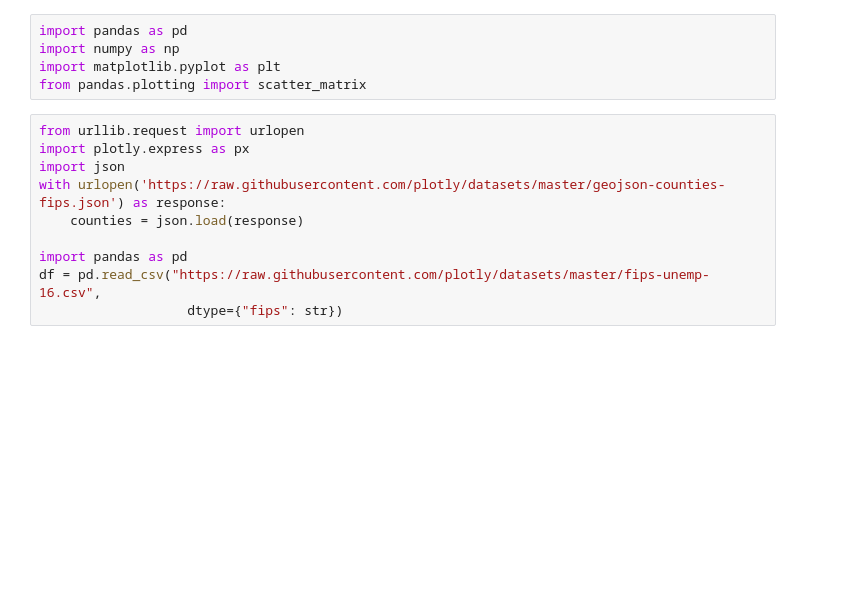
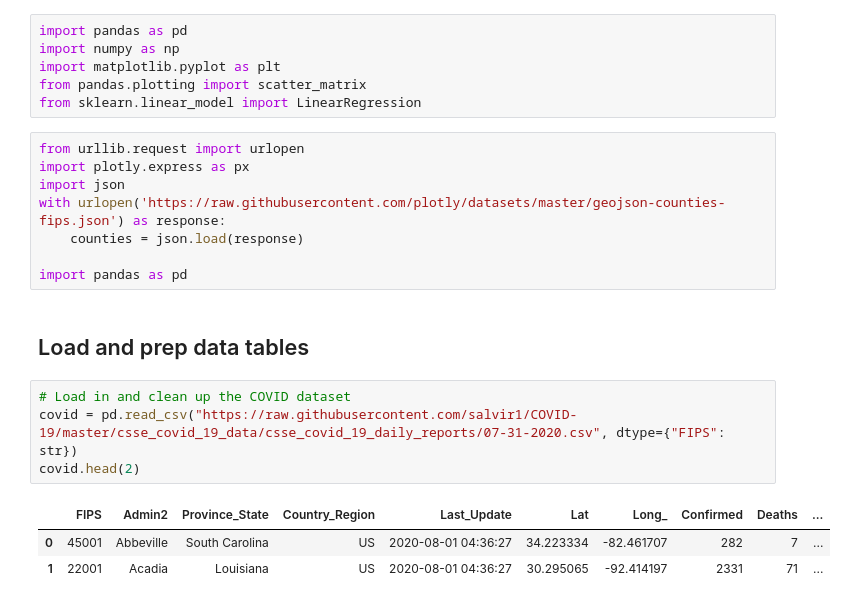
Before and after one commit to salvir1/covid-19-geographic-analysis, a Jupyter notebook: hiv_covid_geo.ipynb, the cells around one changed output. Saved outputs shown, nothing was run; the diff lists cells and outputs as text; blank space fills up the shorter version.

```diff
--- a/hiv_covid_geo.ipynb
+++ b/hiv_covid_geo.ipynb
@@ -3,6 +3,7 @@ import pandas as pd
 import numpy as np
 import matplotlib.pyplot as plt
 from pandas.plotting import scatter_matrix
+from sklearn.linear_model import LinearRegression
 # %%
 from urllib.request import urlopen
 import plotly.express as px
@@ -11,5 +12,13 @@ with urlopen('https://raw.githubusercontent.com/plotly/datasets/master/geojson-c
     counties = json.load(response)
 
 import pandas as pd
-df = pd.read_csv("https://raw.githubusercontent.com/plotly/datasets/master/fips-unemp-16.csv",
-                   dtype={"fips": str})
+# %% [markdown]
+## Load and prep data tables
+# %%
+# Load in and clean up the COVID dataset
+covid = pd.read_csv("https://raw.githubusercontent.com/salvir1/COVID-19/master/csse_covid_19_data/csse_covid_19_daily_reports/07-31-2020.csv", dtype={"FIPS": str})
+covid.head(2)
+# %% [output]
+|  | FIPS | Admin2 | Province_State | Country_Region | Last_Update | Lat | Long_ | Confirmed | Deaths | ... |
+| 0 | 45001 | Abbeville | South Carolina | US | 2020-08-01 04:36:27 | 34.223334 | -82.461707 | 282 | 7 | ... |
+| 1 | 22001 | Acadia | Louisiana | US | 2020-08-01 04:36:27 | 30.295065 | -92.414197 | 2331 | 71 | ... |
```
Also changed, not shown: parts of 22 cells of this notebook, 1 other file.
